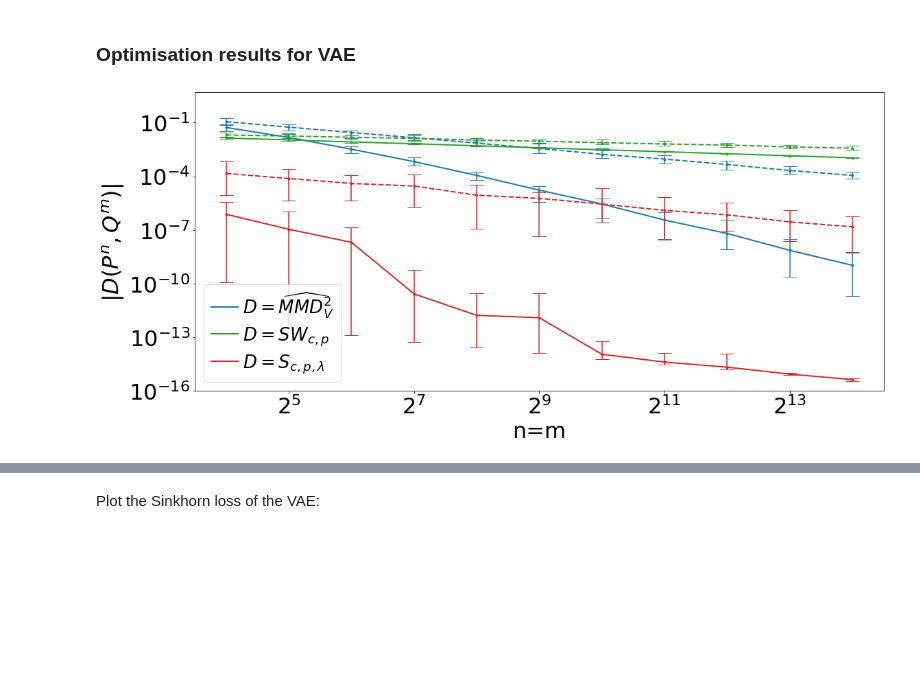
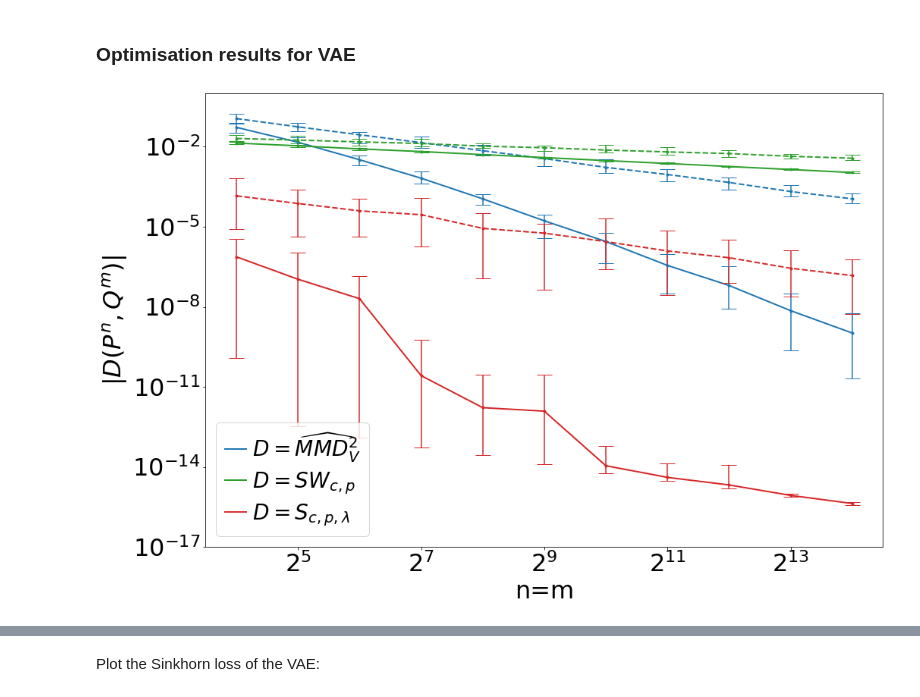
Before and after one commit to johannnamr/Discrepancy-based-inference-using-QMC, a Jupyter notebook: Visualisations/Inference.ipynb, the cells around one changed output, grey strips where cells are left out. Saved outputs shown, nothing was run; the diff lists cells and outputs as text; code cells hidden in the pictures; blank space fills up the shorter version.

```diff
--- a/Visualisations/Inference.ipynb
+++ b/Visualisations/Inference.ipynb
@@ -1507,7 +1507,7 @@ plt.show()
 # %%
 n = [ 2**j for j in range(4,15) ]
 # %%
-SMALL_SIZE = 26
+SMALL_SIZE = 28
 MEDIUM_SIZE = 32
 BIGGER_SIZE = 32
 
@@ -1519,33 +1519,33 @@ plt.rc('ytick', labelsize=MEDIUM_SIZE)    # fontsize of the tick labels
 plt.rc('legend', fontsize=SMALL_SIZE)    # legend fontsize
 plt.rc('figure', titlesize=BIGGER_SIZE)   # fontsize of the figure title
 # %%
-fig,ax = plt.subplots(figsize=(18,8))
+fig,ax = plt.subplots(figsize=(16,11))
 cmap = plt.get_cmap("tab10")
 
-ax.plot(n, np.mean(np.abs(loss_mmd_rqmc['loss']),axis=1), linewidth=2, color=cmap(0), label=r'$D=\widehat{MMD}^2_V$')
-ax.plot(n, np.mean(np.abs(loss_mmd_mc['loss']),axis=1),'--', linewidth=2, color=cmap(0))
-ax.plot(n, np.mean(np.abs(loss_sw_rqmc['loss']),axis=1), linewidth=2, color=cmap(2), label=r'$D=SW_{c,p}$')
-ax.plot(n, np.mean(np.abs(loss_sw_mc['loss']),axis=1),'--', linewidth=2, color=cmap(2))
-ax.plot(n, np.mean(np.abs(loss_sink_rqmc_p22['loss']),axis=1), linewidth=2, color=cmap(3), label=r'$D=S_{c,p,\lambda}$')
-ax.plot(n, np.mean(np.abs(loss_sink_mc_p22['loss']),axis=1),'--', linewidth=2, color=cmap(3))
-ax.errorbar(n, np.mean(np.abs(loss_mmd_rqmc['loss']),axis=1), yerr=[np.mean(np.abs(loss_mmd_rqmc['loss']),axis=1)-np.min(np.abs(loss_mmd_rqmc['loss']),axis=1),np.max(np.abs(loss_mmd_rqmc['loss']),axis=1)-np.mean(np.abs(loss_mmd_rqmc['loss']),axis=1)], fmt='.', color=cmap(0), capsize=10, elinewidth=1.5)
-ax.errorbar(n, np.mean(np.abs(loss_mmd_mc['loss']),axis=1), yerr=[np.mean(np.abs(loss_mmd_mc['loss']),axis=1)-np.min(np.abs(loss_mmd_mc['loss']),axis=1),np.max(np.abs(loss_mmd_mc['loss']),axis=1)-np.mean(np.abs(loss_mmd_mc['loss']),axis=1)], fmt='.', color=cmap(0), capsize=10, elinewidth=1.5)
-ax.errorbar(n, np.mean(np.abs(loss_sw_rqmc['loss']),axis=1), yerr=[np.mean(np.abs(loss_sw_rqmc['loss']),axis=1)-np.min(np.abs(loss_sw_rqmc['loss']),axis=1),np.max(np.abs(loss_sw_rqmc['loss']),axis=1)-np.mean(np.abs(loss_sw_rqmc['loss']),axis=1)], fmt='.', color=cmap(2), capsize=10, elinewidth=1.5)
-ax.errorbar(n, np.mean(np.abs(loss_sw_mc['loss']),axis=1), yerr=[np.mean(np.abs(loss_sw_mc['loss']),axis=1)-np.min(np.abs(loss_sw_mc['loss']),axis=1),np.max(np.abs(loss_sw_mc['loss']),axis=1)-np.mean(np.abs(loss_sw_mc['loss']),axis=1)], fmt='.', color=cmap(2), capsize=10, elinewidth=1.5)
-ax.errorbar(n, np.mean(np.abs(loss_sink_rqmc_p22['loss']),axis=1), yerr=[np.mean(np.abs(loss_sink_rqmc_p22['loss']),axis=1)-np.min(np.abs(loss_sink_rqmc_p22['loss']),axis=1),np.max(np.abs(loss_sink_rqmc_p22['loss']),axis=1)-np.mean(np.abs(loss_sink_rqmc_p22['loss']),axis=1)], fmt='.', color=cmap(3), capsize=10, elinewidth=1.5)
-ax.errorbar(n, np.mean(np.abs(loss_sink_mc_p22['loss']),axis=1), yerr=[np.mean(np.abs(loss_sink_mc_p22['loss']),axis=1)-np.min(np.abs(loss_sink_mc_p22['loss']),axis=1),np.max(np.abs(loss_sink_mc_p22['loss']),axis=1)-np.mean(np.abs(loss_sink_mc_p22['loss']),axis=1)], fmt='.', color=cmap(3), capsize=10, elinewidth=1.5)
+ax.plot(n, np.mean(np.abs(vae_loss_mmd_rqmc['loss']),axis=1), linewidth=2, color=cmap(0), label=r'$D=\widehat{MMD}^2_V$')
+ax.plot(n, np.mean(np.abs(vae_loss_mmd_mc['loss']),axis=1),'--', linewidth=2, color=cmap(0))
+ax.plot(n, np.mean(np.abs(vae_loss_sw_rqmc['loss']),axis=1), linewidth=2, color=cmap(2), label=r'$D=SW_{c,p}$')
+ax.plot(n, np.mean(np.abs(vae_loss_sw_mc['loss']),axis=1),'--', linewidth=2, color=cmap(2))
+ax.plot(n, np.mean(np.abs(vae_loss_sink_rqmc_p22['loss']),axis=1), linewidth=2, color=cmap(3), label=r'$D=S_{c,p,\lambda}$')
+ax.plot(n, np.mean(np.abs(vae_loss_sink_mc_p22['loss']),axis=1),'--', linewidth=2, color=cmap(3))
+ax.errorbar(n, np.mean(np.abs(vae_loss_mmd_rqmc['loss']),axis=1), yerr=[np.mean(np.abs(vae_loss_mmd_rqmc['loss']),axis=1)-np.min(np.abs(vae_loss_mmd_rqmc['loss']),axis=1),np.max(np.abs(vae_loss_mmd_rqmc['loss']),axis=1)-np.mean(np.abs(vae_loss_mmd_rqmc['loss']),axis=1)], fmt='.', color=cmap(0), capsize=10, elinewidth=1.5)
+ax.errorbar(n, np.mean(np.abs(vae_loss_mmd_mc['loss']),axis=1), yerr=[np.mean(np.abs(vae_loss_mmd_mc['loss']),axis=1)-np.min(np.abs(vae_loss_mmd_mc['loss']),axis=1),np.max(np.abs(vae_loss_mmd_mc['loss']),axis=1)-np.mean(np.abs(vae_loss_mmd_mc['loss']),axis=1)], fmt='.', color=cmap(0), capsize=10, elinewidth=1.5)
+ax.errorbar(n, np.mean(np.abs(vae_loss_sw_rqmc['loss']),axis=1), yerr=[np.mean(np.abs(vae_loss_sw_rqmc['loss']),axis=1)-np.min(np.abs(vae_loss_sw_rqmc['loss']),axis=1),np.max(np.abs(vae_loss_sw_rqmc['loss']),axis=1)-np.mean(np.abs(vae_loss_sw_rqmc['loss']),axis=1)], fmt='.', color=cmap(2), capsize=10, elinewidth=1.5)
+ax.errorbar(n, np.mean(np.abs(vae_loss_sw_mc['loss']),axis=1), yerr=[np.mean(np.abs(vae_loss_sw_mc['loss']),axis=1)-np.min(np.abs(vae_loss_sw_mc['loss']),axis=1),np.max(np.abs(vae_loss_sw_mc['loss']),axis=1)-np.mean(np.abs(vae_loss_sw_mc['loss']),axis=1)], fmt='.', color=cmap(2), capsize=10, elinewidth=1.5)
+ax.errorbar(n, np.mean(np.abs(vae_loss_sink_rqmc_p22['loss']),axis=1), yerr=[np.mean(np.abs(vae_loss_sink_rqmc_p22['loss']),axis=1)-np.min(np.abs(vae_loss_sink_rqmc_p22['loss']),axis=1),np.max(np.abs(vae_loss_sink_rqmc_p22['loss']),axis=1)-np.mean(np.abs(vae_loss_sink_rqmc_p22['loss']),axis=1)], fmt='.', color=cmap(3), capsize=10, elinewidth=1.5)
+ax.errorbar(n, np.mean(np.abs(vae_loss_sink_mc_p22['loss']),axis=1), yerr=[np.mean(np.abs(vae_loss_sink_mc_p22['loss']),axis=1)-np.min(np.abs(vae_loss_sink_mc_p22['loss']),axis=1),np.max(np.abs(vae_loss_sink_mc_p22['loss']),axis=1)-np.mean(np.abs(vae_loss_sink_mc_p22['loss']),axis=1)], fmt='.', color=cmap(3), capsize=10, elinewidth=1.5)
 ax.set_xscale('log', basex=2)
 ax.set_yscale('log', basey=10)
-ax.set_ylim(1e-16,5)
+ax.set_ylim(1e-17,1)
 ax.set_xlabel('n=m')
 ax.set_ylabel(r'$|D(P^n,Q^m)|$')
 #ax.legend(loc= 'lower left', ncol=2,handlelength=1.5,labelspacing=0.3,handletextpad=0.3,columnspacing=1)
-ax.legend(loc= 'lower left',handlelength=1.5,labelspacing=0.3,handletextpad=0.3,columnspacing=1)
+ax.legend(loc= 'lower left',handlelength=1,labelspacing=0.3,handletextpad=0.3,columnspacing=1)
 
 plt.subplots_adjust(wspace=0.05, hspace=0.05)
 
 plt.savefig('vae_sample_complexity.png',bbox_inches = 'tight', pad_inches = .1)
 plt.show()
 # %% [output]
-[figure, old version]
+[figure, new version]
 # %%
```
Also changed, not shown: parts of 4 cells of this notebook.
